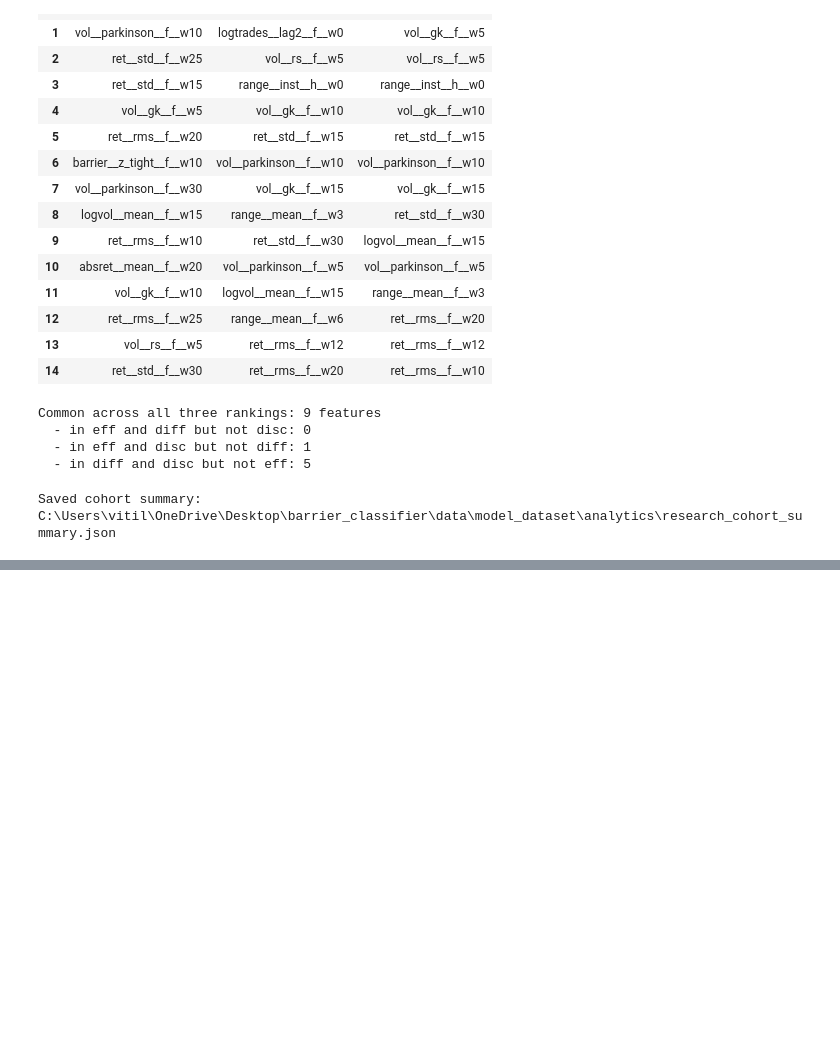
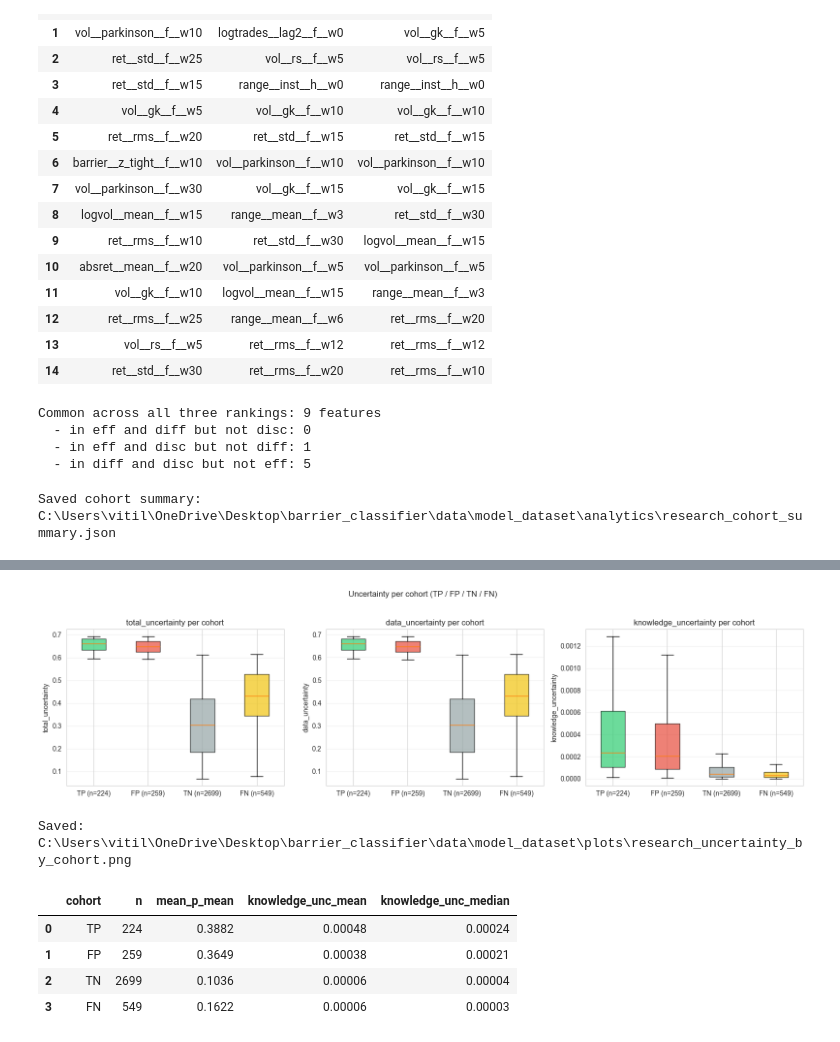
Before and after one commit to VitaIll/barrier_classifier, a Jupyter notebook: notebooks/04_offline_study.ipynb, the cells around one changed output, grey strips where cells are left out. Cells and saved outputs as stored; diff of their text form; code cells hidden in the pictures; blank space fills up the shorter version.

```diff
--- a/notebooks/04_offline_study.ipynb
+++ b/notebooks/04_offline_study.ipynb
@@ -1211,0 +1254,28 @@ Subsequent sections land as the corresponding analytics phases are built:
+# %%
+# Per-cohort distribution of knowledge uncertainty
+fig, axes = plt.subplots(1, 3, figsize=(16, 4.5))
+for ax, comp in zip(axes, ["total_uncertainty", "data_uncertainty", "knowledge_uncertainty"]):
+    plot_uncertainty_distributions_by_cohort(cohorts, unc_test, component=comp, ax=ax)
+fig.suptitle("Uncertainty per cohort (TP / FP / TN / FN)")
+plt.tight_layout(rect=[0, 0, 1, 0.95])
+fig.savefig(PLOTS_DIR / "research_uncertainty_by_cohort.png", dpi=150)
+plt.show()
+print(f"Saved: {PLOTS_DIR / 'research_uncertainty_by_cohort.png'}")
+
+# Quick summary table
+unc_by_cohort = pd.DataFrame({
+    "cohort": ["TP", "FP", "TN", "FN"],
+    "n": [int((cohorts == c).sum()) for c in ["TP", "FP", "TN", "FN"]],
+    "mean_p_mean": [float(unc_test["mean_p"][cohorts == c].mean()) if (cohorts == c).any() else np.nan for c in ["TP", "FP", "TN", "FN"]],
+    "knowledge_unc_mean": [float(unc_test["knowledge_uncertainty"][cohorts == c].mean()) if (cohorts == c).any() else np.nan for c in ["TP", "FP", "TN", "FN"]],
+    "knowledge_unc_median": [float(np.median(unc_test["knowledge_uncertainty"][cohorts == c])) if (cohorts == c).any() else np.nan for c in ["TP", "FP", "TN", "FN"]],
+})
+display(unc_by_cohort.style.format({"mean_p_mean": "{:.4f}", "knowledge_unc_mean": "{:.5f}", "knowledge_unc_median": "{:.5f}"}))
+# %% [output]
+[figure, added]
+Saved: C:\Users\vitil\OneDrive\Desktop\barrier_classifier\data\model_dataset\plots\research_uncertainty_by_cohort.png
+|  | cohort | n | mean_p_mean | knowledge_unc_mean | knowledge_unc_median |
+| 0 | TP | 224 | 0.3882 | 0.00048 | 0.00024 |
+| 1 | FP | 259 | 0.3649 | 0.00038 | 0.00021 |
+| 2 | TN | 2699 | 0.1036 | 0.00006 | 0.00004 |
+| 3 | FN | 549 | 0.1622 | 0.00006 | 0.00003 |
```
Also changed, not shown: parts of 14 cells of this notebook, 3 other files.
